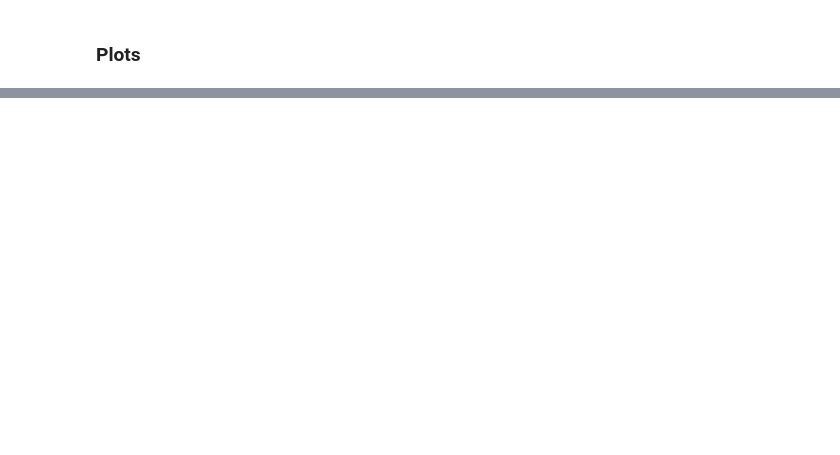
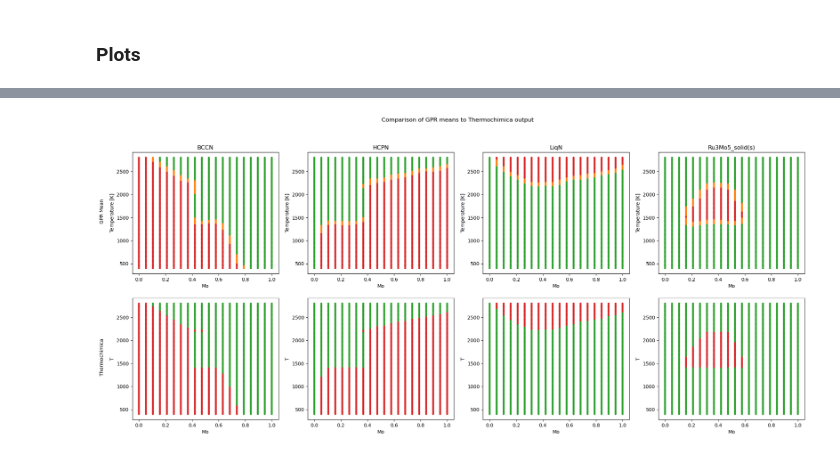
Before and after one commit to parikshitbajpai/wolverine, a Jupyter notebook: examples/GPyTorch/MoRu_Multitask.ipynb, the cells around one changed output, grey strips where cells are left out. Cells and saved outputs as stored; diff of their text form; code cells hidden in the pictures; blank space fills up the shorter version.

```diff
--- a/examples/GPyTorch/MoRu_Multitask.ipynb
+++ b/examples/GPyTorch/MoRu_Multitask.ipynb
@@ -294,0 +313,58 @@ plt.show()
+# %%
+fig, axs = plt.subplots(nrows=2, ncols=len(active_phases), figsize=(25,10))
+scatters_model = []
+scatters_thermochimica = []
+
+for i in range(len(active_phases)):
+  axs[0,i].set_xlabel('Mo')
+  axs[0,i].set_ylabel('Temperature [K]')
+  axs[0,i].set_title(active_phases[i])
+  scatters_model.append(axs[0,i].scatter(X_all_unscaled[:,1].numpy(), X_all_unscaled[:,0].numpy(),
+                                 c=means[:,i],
+                                 marker='.',
+                                 cmap=colors.ListedColormap(['tab:green', 'tab:orange' ,'tab:red'])))
+
+  axs[1,i].set_xlabel('Mo')
+  axs[1,i].set_ylabel('T')
+  scatters_thermochimica.append(axs[1,i].scatter(X_all_unscaled[:,1].numpy(), X_all_unscaled[:,0].numpy(),
+                                 c=y_all[:,i],
+                                 marker='.',
+                                 cmap=colors.ListedColormap(['tab:green', 'tab:orange' ,'tab:red'])))
+
+# Find the min and max of all colors for use in setting the color scale.
+vmin_ml = min(scatter.get_array().min() for scatter in scatters_model)
+vmax_ml = max(scatter.get_array().max() for scatter in scatters_model)
+norm_ml = colors.Normalize(vmin=vmin_ml, vmax=vmax_ml)
+for sc in scatters_model:
+    sc.set_norm(norm_ml)
+
+vmin_tc = min(scatter.get_array().min() for scatter in scatters_thermochimica)
+vmax_tc = max(scatter.get_array().max() for scatter in scatters_thermochimica)
+norm_tc = colors.Normalize(vmin=vmin_tc, vmax=vmax_tc)
+for sc in scatters_thermochimica:
+    sc.set_norm(norm_tc)
+
+# fig.colorbar(scatters_model[0], ax=axs, orientation='horizontal', fraction=.1)
+fig.suptitle('Comparison of GPR means to Thermochimica output')
+
+# Set common labels
+fig.text(0.09, 0.71, 'GPR Mean', ha='center', va='center', rotation='vertical')
+fig.text(0.09, 0.29, 'Thermochimica', ha='center', va='center', rotation='vertical')
+
+
+# Make images respond to changes in the norm of other images (e.g. via the
+# "edit axis, curves and images parameters" GUI on Qt), but be careful not to
+# recurse infinitely!
+def update(changed_scatter):
+    for sc in scatters_model:
+        if (changed_scatter.get_cmap() != sc.get_cmap()
+                or changed_scatter.get_clim() != sc.get_clim()):
+            sc.set_cmap(changed_scatter.get_cmap())
+            sc.set_clim(changed_scatter.get_clim())
+
+for sc in scatters_model:
+    sc.callbacks.connect('changed', update)
+for sc in scatters_thermochimica:
+    sc.callbacks.connect('changed', update)
+# %% [output]
+[figure, added]
```
Also changed, not shown: parts of 17 cells of this notebook.
